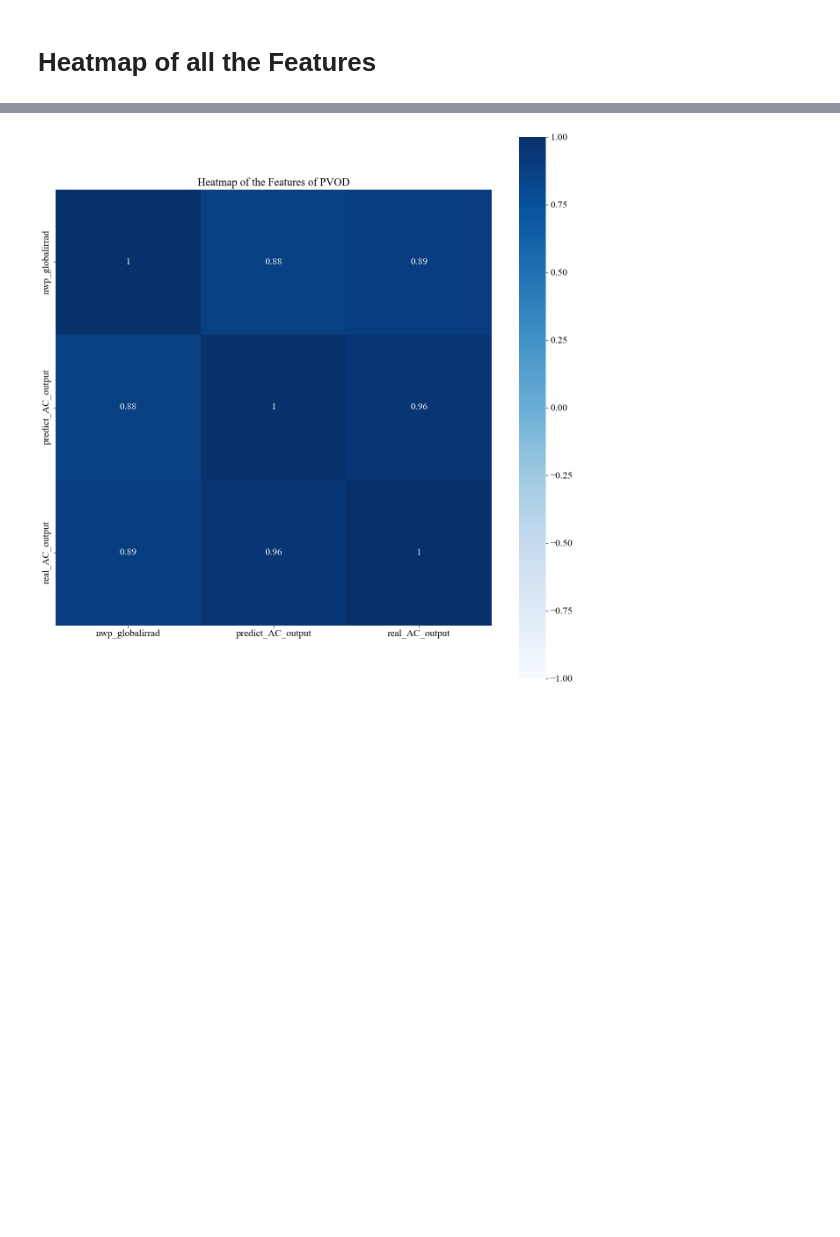
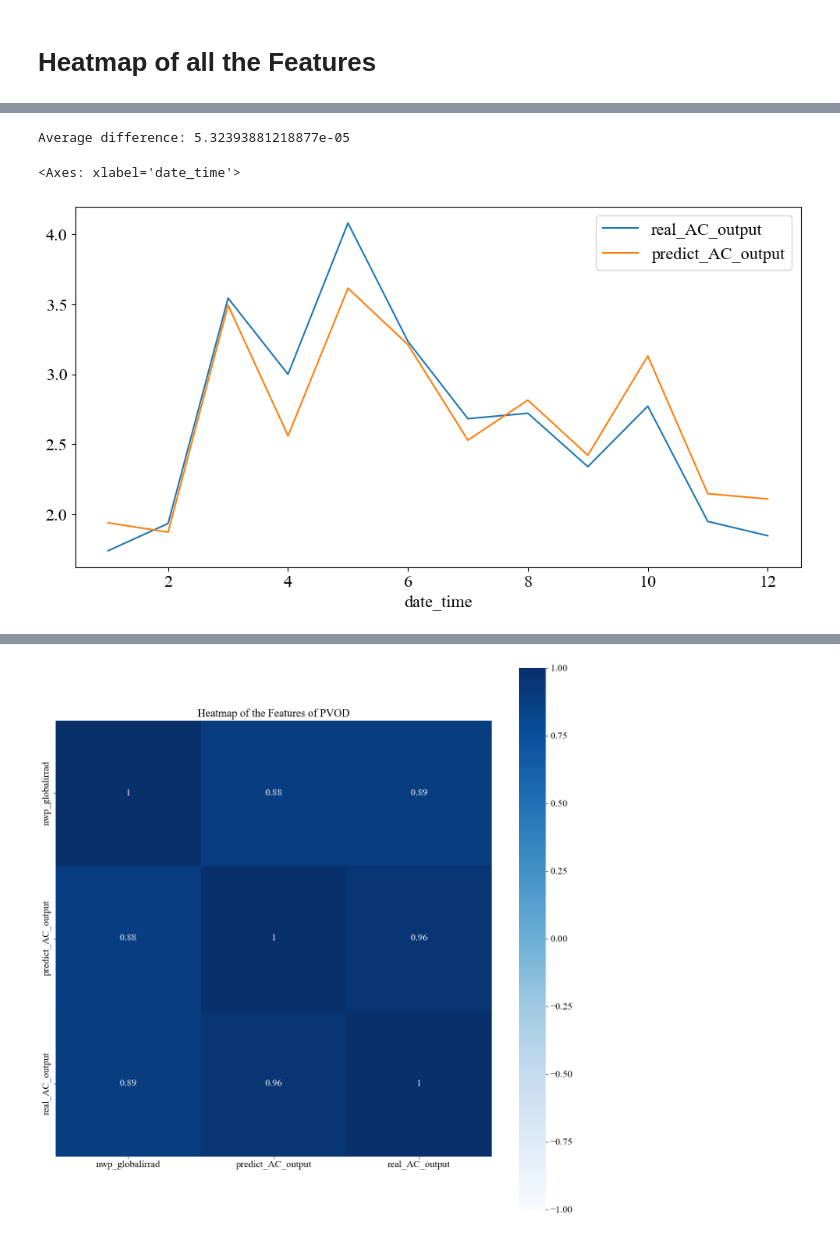
Before and after one commit to naokic3/solar_projectN, a Jupyter notebook: PVODataset/src/SampleCode.ipynb, the cells around one changed output, grey strips where cells are left out. Cells and saved outputs as stored; diff of their text form; code cells hidden in the pictures; blank space fills up the shorter version.

```diff
--- a/PVODataset/src/SampleCode.ipynb
+++ b/PVODataset/src/SampleCode.ipynb
@@ -443,5 +429,5 @@ def calculate_dni(ghi, dhi, latitude, longitude, times):
 
     return dni
 # %%
-irradiance_df = df_cams[['GHI', 'DHI']]
+irradiance_df = df_cams[['GHI', 'DHI','BNI']]
 # %%
@@ -457,9 +444,9 @@ GHI shape: (32928,), dtype: float64
 DHI shape: (32928,), dtype: float64
 Zenith shape: (32928,), dtype: float64
 # %%
-irradiance_df['DNI'] = df_cams['DNI']
+#irradiance_df['DNI'] = df_cams['DNI']
 irradiance_df = irradiance_df.rename(columns={'DHI': 'dhi',
                                 'GHI': 'ghi',
-                                'DNI': 'dni'})
+                                'BNI': 'dni'})
 irradiance_df.head()
 # %% [output]
@@ -491,11 +473,17 @@ all_ac = all_ac.reset_index(drop=True)
 # %%
 from pvodataset import PVODataset
 
-all_ac = ((all_ac / 1e6) * 135)
+all_ac = ((all_ac / 1e6) * 125.5)
 
 
 ori_data_0['ac_output'] = all_ac.values
 all_ac.shape
+
+
 ori_data_0 = ori_data_0.rename(columns = {'power':'real_AC_output', 'ac_output':'predict_AC_output'})
-ori_data_0.iloc[:1000].plot(y=['real_AC_output', 'predict_AC_output'], figsize=(12, 6))
+
+
+monthly_sum = ori_data_0.groupby(ori_data_0.index.day).mean()
+
+monthly_sum
 # %% [output]
@@ -503,0 +524,3 @@ ori_data_0.iloc[:1000].plot(y=['real_AC_output', 'predict_AC_output'], figsize=(
+# %%
+monthly_sums = ori_data_0.groupby(ori_data_0.index.month).mean()
+monthly_sums
@@ -503,0 +543,13 @@ ori_data_0.iloc[:1000].plot(y=['real_AC_output', 'predict_AC_output'], figsize=(
+# %%
+
+monthly_diff = monthly_sums['real_AC_output'] - monthly_sums['predict_AC_output']
+monthly_avg_diff = monthly_diff.mean()
+print("\nAverage difference:", monthly_avg_diff)
+
+monthly_sums['nwp_globalirrad'] = monthly_sums['nwp_globalirrad'] / 70
+
+monthly_sums.plot(y=['real_AC_output', 'predict_AC_output'], figsize=(12, 6))
+# %% [output]
+Average difference: 5.32393881218877e-05
+<Axes: xlabel='date_time'>
+[figure, added]
```
Also changed, not shown: parts of 15 cells of this notebook, 1 other file.
